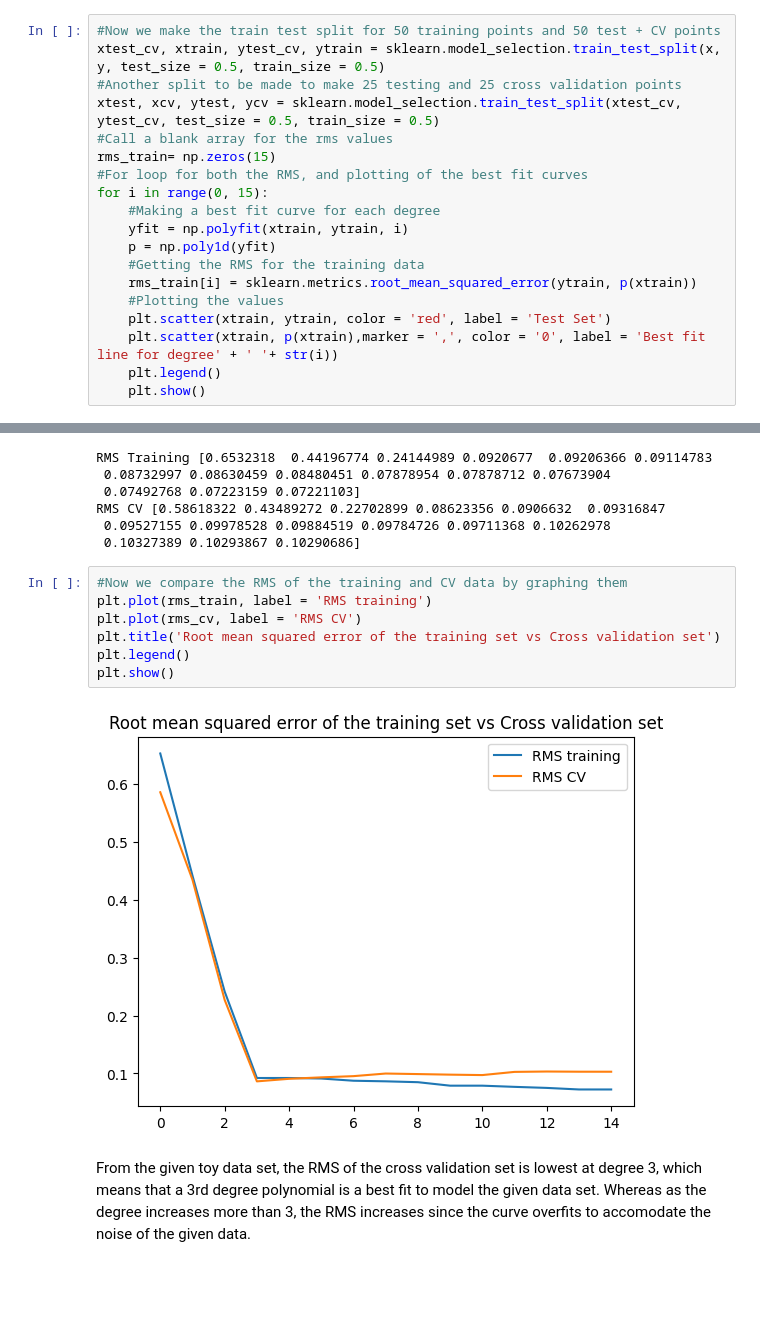
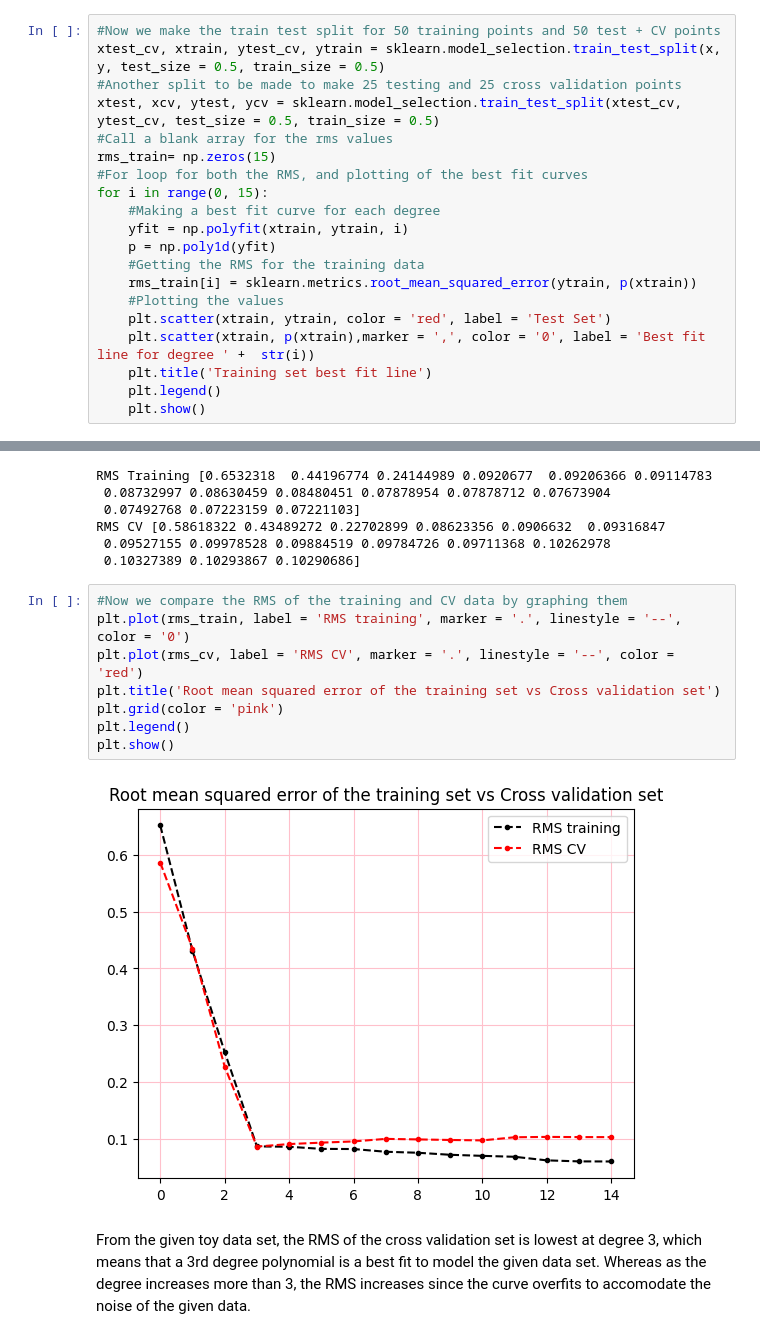
Before and after one commit to PKHR620/AP157-Lab, a Jupyter notebook: AP157_lab_assignment_A1.ipynb, the cells around one changed output, grey strips where cells are left out. Saved outputs shown, nothing was run; the diff lists cells and outputs as text; blank space fills up the shorter version.

```diff
--- a/AP157_lab_assignment_A1.ipynb
+++ b/AP157_lab_assignment_A1.ipynb
@@ -83,7 +83,8 @@ for i in range(0, 15):
     rms_train[i] = sklearn.metrics.root_mean_squared_error(ytrain, p(xtrain))
     #Plotting the values
     plt.scatter(xtrain, ytrain, color = 'red', label = 'Test Set')
-    plt.scatter(xtrain, p(xtrain),marker = ',', color = '0', label = 'Best fit line for degree' + ' '+ str(i))
+    plt.scatter(xtrain, p(xtrain),marker = ',', color = '0', label = 'Best fit line for degree ' +  str(i))
+    plt.title('Training set best fit line')
     plt.legend()
     plt.show()
 # %% [output]
@@ -119,12 +120,13 @@ RMS CV [0.58618322 0.43489272 0.22702899 0.08623356 0.0906632  0.09316847
  0.10327389 0.10293867 0.10290686]
 # %%
 #Now we compare the RMS of the training and CV data by graphing them
-plt.plot(rms_train, label = 'RMS training')
-plt.plot(rms_cv, label = 'RMS CV')
+plt.plot(rms_train, label = 'RMS training', marker = '.', linestyle = '--', color = '0')
+plt.plot(rms_cv, label = 'RMS CV', marker = '.', linestyle = '--', color = 'red')
 plt.title('Root mean squared error of the training set vs Cross validation set')
+plt.grid(color = 'pink')
 plt.legend()
 plt.show()
 # %% [output]
-[figure, old version]
+[figure, new version]
 # %% [markdown]
 From the given toy data set, the RMS of the cross validation set is lowest at degree 3, which means that a 3rd degree polynomial is a best fit to model the given data set. Whereas as the degree increases more than 3, the RMS increases since the curve overfits to accomodate the noise of the given data.
```
Also changed, not shown: parts of 1 cell of this notebook, 1 other file.
